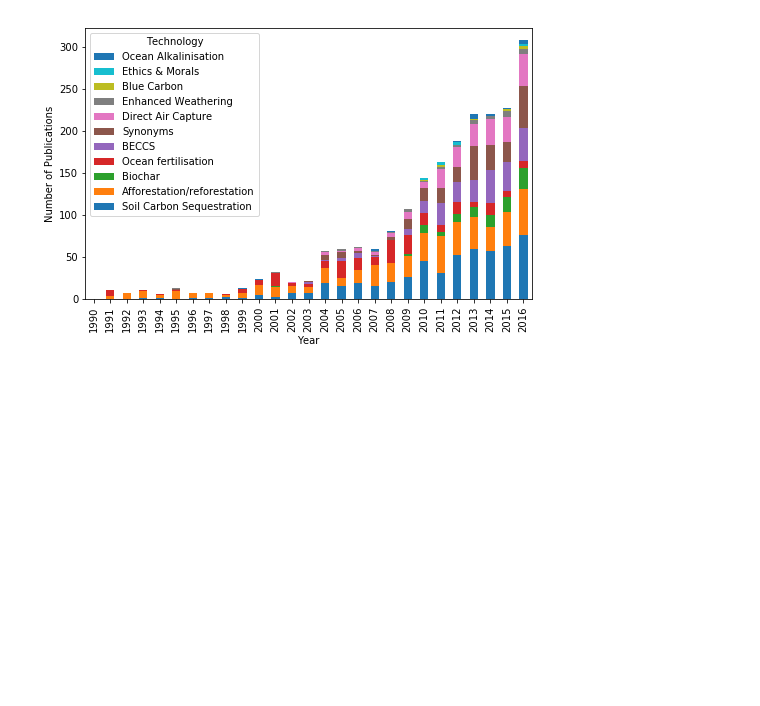
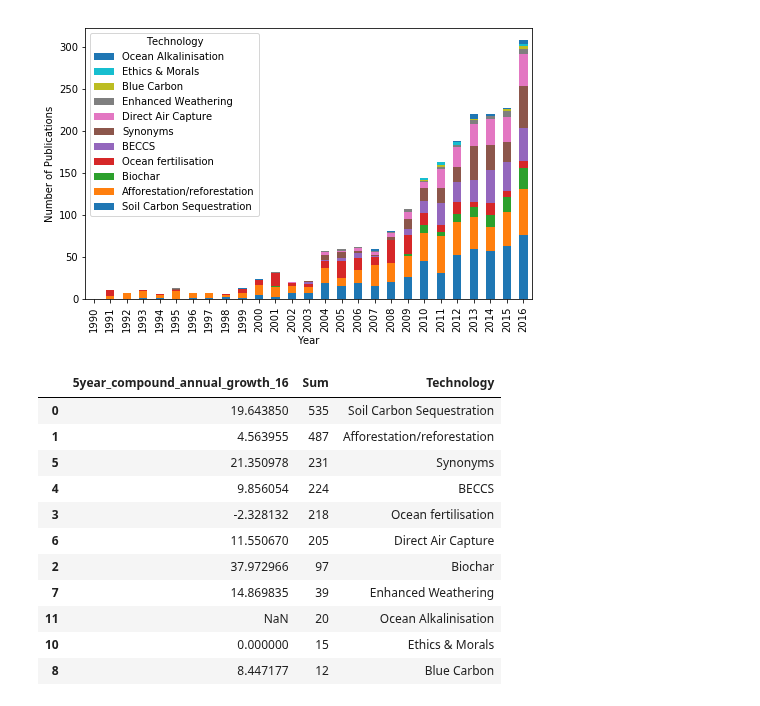
Before and after one commit to mcc-apsis/NETs-review, a Jupyter notebook: general_nets_plots.ipynb, the cells around one changed output. Saved outputs shown, nothing was run; the diff lists cells and outputs as text; code cells hidden in the pictures; blank space fills up the shorter version.

Commit message:
write tech proportions, do more postprocessing of networks

```diff
--- a/general_nets_plots.ipynb
+++ b/general_nets_plots.ipynb
@@ -106,3 +107,48 @@ plt.savefig('plots/general/by_tech.png',bbox_inches='tight')
 plt.show()
 # %% [output]
 [figure]
+# %%
+tsums = []
+
+for name, group in df.groupby('Technology'):
+    gsum = group['n'].sum()
+    try:
+        g11 = int(group[group['PY']==2011]['n'])
+    except:
+        g11 = 0
+    try:
+        g16 = int(group[group['PY']==2016]['n'])
+    except:
+        g16 = 0
+    growth = g16 - g11
+    try:
+        cagr = (math.pow((g16/g11),(1/5))-1)*100
+    except:
+        cagr = np.NaN
+    tsum = {
+        'Technology': name,
+        'Sum': gsum,
+        '5year_compound_annual_growth_16': cagr
+    }
+    tsums.append(tsum)
+
+tsummary = pd.DataFrame.from_dict(tsums)
+
+tsummary = tsummary[tsummary['Sum']>0].sort_values('Sum',ascending=False)
+
+tsummary.to_excel('tables/tech_totals.xlsx')
+
+tsummary.head(15)
+# %% [output]
+|  | 5year_compound_annual_growth_16 | Sum | Technology |
+| 0 | 19.643850 | 535 | Soil Carbon Sequestration |
+| 1 | 4.563955 | 487 | Afforestation/reforestation |
+| 5 | 21.350978 | 231 | Synonyms |
+| 4 | 9.856054 | 224 | BECCS |
+| 3 | -2.328132 | 218 | Ocean fertilisation |
+| 6 | 11.550670 | 205 | Direct Air Capture |
+| 2 | 37.972966 | 97 | Biochar |
+| 7 | 14.869835 | 39 | Enhanced Weathering |
+| 11 | NaN | 20 | Ocean Alkalinisation |
+| 10 | 0.000000 | 15 | Ethics & Morals |
+| 8 | 8.447177 | 12 | Blue Carbon |
```
Also changed, not shown: parts of 2 cells of this notebook, 6 other files.
